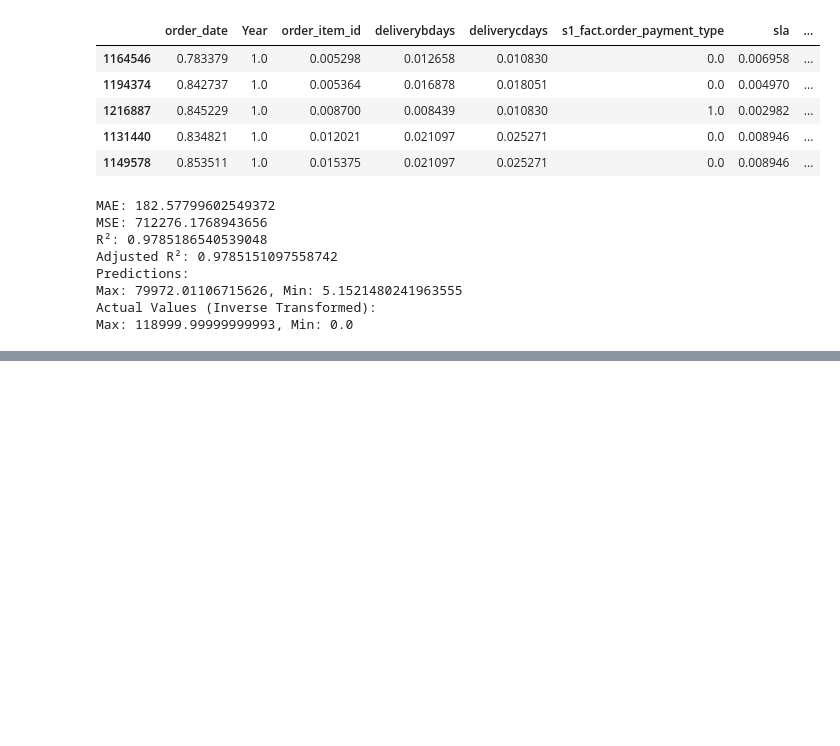
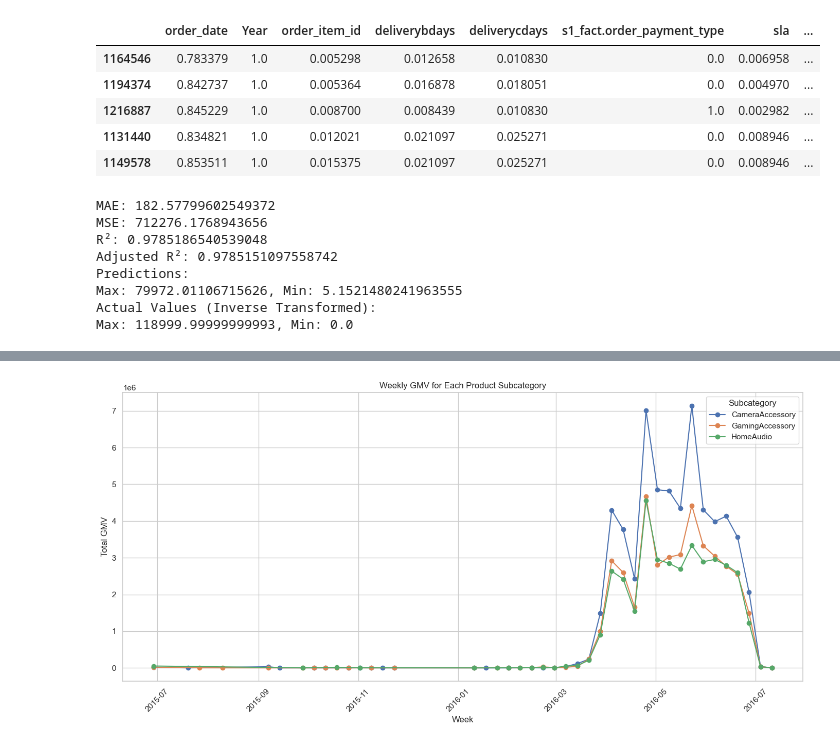
Before and after one commit to sanjayravichander/E-Commerce-Analysis-of-GMV, a Jupyter notebook: research.ipynb, the cells around one changed output, grey strips where cells are left out. Drawn from its saved outputs; the diff is of its cells as text; code cells hidden in the pictures; blank space fills up the shorter version.

Commit message:
Weekly analysis updated

```diff
--- a/research.ipynb
+++ b/research.ipynb
@@ -1026,0 +1070,6 @@ memory usage: 12.7+ MB
+# %%
+# Drop specified columns from the DataFrame
+ce_df_combined = ce_df_combined.drop(columns=['gmv_lag1', 'gmv_lag2', 'gmv_lag3'], errors='ignore')
+
+# Optionally, check the shape of the DataFrame after dropping columns
+print(ce_df_combined.shape)
@@ -1027 +1078,3 @@ memory usage: 12.7+ MB
+# %%
+ce_df_combined['week'] = ce_df_combined['order_date'].dt.to_period('W').apply(lambda r: r.start_time)
 # %%
@@ -1068,0 +1110,15 @@ ce_df.shape
+# %%
+# Group by 'week' and 'product_analytic_sub_category' for weekly aggregation
+weekly_df = ce_df_combined.groupby(['week', 'product_analytic_sub_category']).agg({
+    'gmv': 'sum',  # Total GMV per week
+    'order_item_id': 'nunique',  # Count unique order items per week
+    'deliverybdays': 'mean',  # Average delivery business days
+    'deliverycdays': 'mean',  # Average delivery calendar days
+    's1_fact.order_payment_type': lambda x: x.mode()[0] if not x.mode().empty else None,  # Most frequent payment type
+    'product_mrp': 'mean'  # Average product MRP
+}).reset_index()
+
+# Check the shape and head of the aggregated DataFrame
+print("Shape of the weekly DataFrame:", weekly_df.shape)
+print("Head of the weekly DataFrame:")
+print(weekly_df.head())
@@ -1068,0 +1141,22 @@ ce_df.shape
+# %%
+import matplotlib.pyplot as plt
+import seaborn as sns
+
+# Set the style for seaborn
+sns.set(style="whitegrid")
+
+# Plotting GMV over time for each subcategory
+plt.figure(figsize=(14, 7))
+for subcategory in weekly_df['product_analytic_sub_category'].unique():
+    subcategory_data = weekly_df[weekly_df['product_analytic_sub_category'] == subcategory]
+    plt.plot(subcategory_data['week'], subcategory_data['gmv'], marker='o', label=subcategory)
+
+plt.title('Weekly GMV for Each Product Subcategory')
+plt.xlabel('Week')
+plt.ylabel('Total GMV')
+plt.xticks(rotation=45)
+plt.legend(title='Subcategory')
+plt.tight_layout()
+plt.show()
+# %% [output]
+[figure, added]
```
Also changed, not shown: parts of 38 cells of this notebook.
